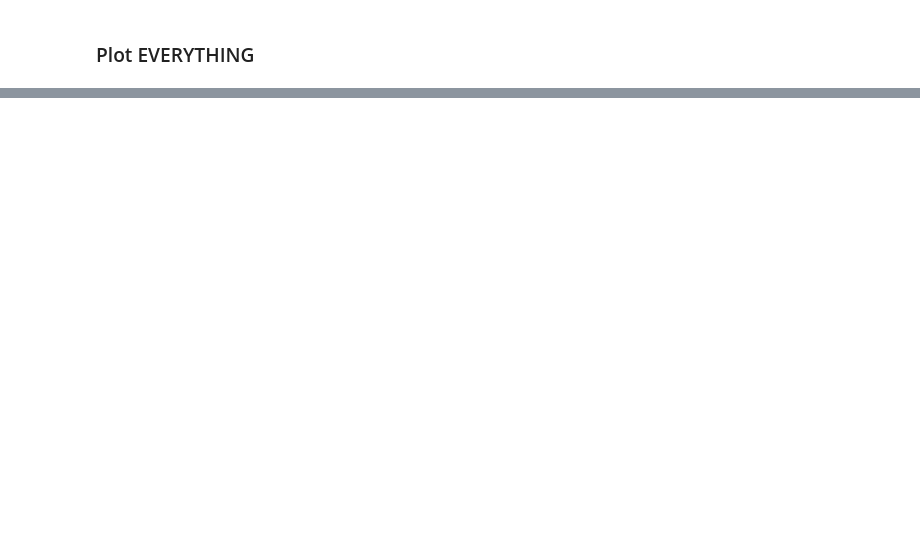
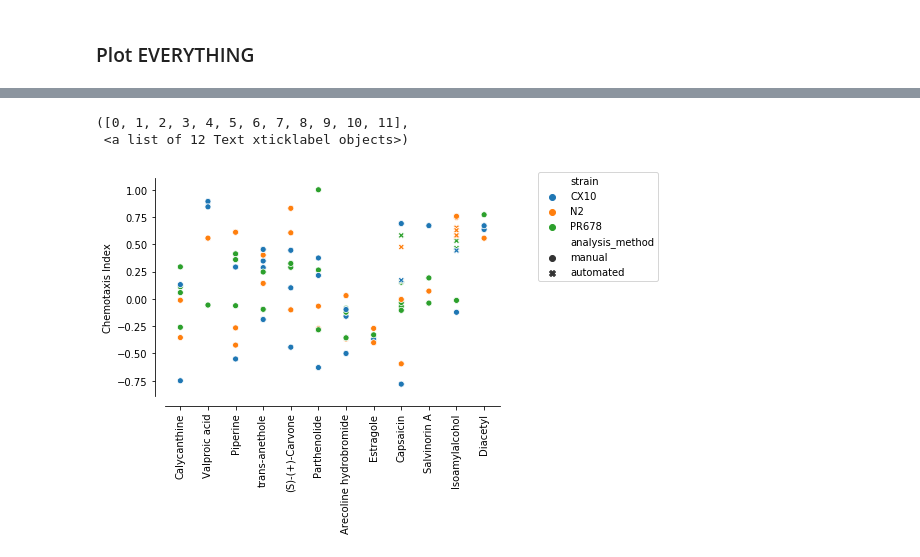
Before and after one commit to Neuroplant-Resources/Neuroplant-OWL, a Jupyter notebook: Manual Analysis Results.ipynb, the cells around one changed output, grey strips where cells are left out. Saved outputs shown, nothing was run; the diff lists cells and outputs as text; code cells hidden in the pictures; blank space fills up the shorter version.

```diff
--- a/Manual Analysis Results.ipynb
+++ b/Manual Analysis Results.ipynb
@@ -192,0 +245,6 @@ NameError: name 'DRIVE' is not defined
+# %%
+metadata['strain'] = metadata.apply(
+    lambda row: add_strain(row, assay_metadata), axis=1).astype('category')
+metadata['compound'] = metadata.apply(
+    lambda row: add_compound(row, assay_metadata), axis=1).astype('category')
+metadata['analysis_method'] = 'manual'
@@ -192,0 +260,13 @@ NameError: name 'DRIVE' is not defined
+# %%
+combined_results = pd.concat([metadata[['plate_id',
+                                       'well_id',
+                                       'chemotaxis_index',
+                                       'strain',
+                                       'compound',
+                                       'analysis_method']].copy(),
+                             automated_analysis_results[['plate_id',
+                                                         'well_id',
+                                                         'chemotaxis_index',
+                                                         'strain',
+                                                         'compound',
+                                                         'analysis_method']].copy()])
@@ -192,0 +292,13 @@ NameError: name 'DRIVE' is not defined
+# %%
+ax = sns.scatterplot(x='compound', y='chemotaxis_index', style='analysis_method',
+                     hue='strain', data=combined_results)
+
+ax.set_xlabel('')
+ax.set_ylabel('Chemotaxis Index')
+ax.legend(bbox_to_anchor=(1.1, 1.05))
+sns.despine(offset=10)
+plt.xticks(rotation=90)
+# %% [output]
+([0, 1, 2, 3, 4, 5, 6, 7, 8, 9, 10, 11],
+ <a list of 12 Text xticklabel objects>)
+[figure, added]
```
Also changed, not shown: parts of 17 cells of this notebook, 2 other files.
